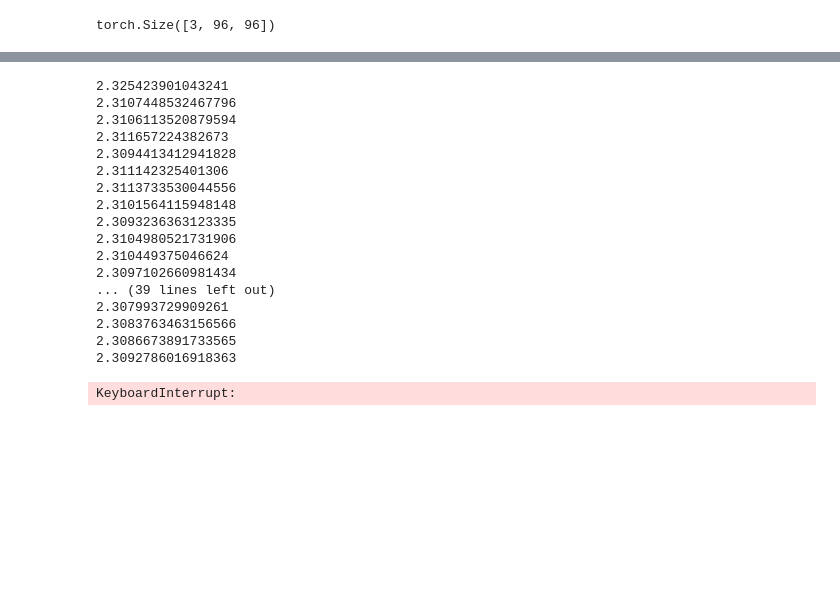
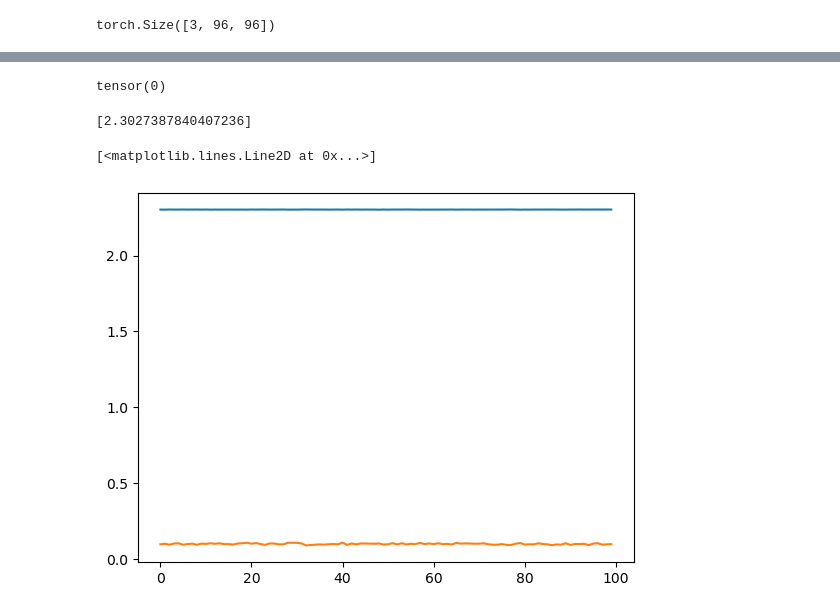
Before and after one commit to hykhhijk/PaperImplemenataion, a Jupyter notebook: ViT/ViT.ipynb, the cells around one changed output, grey strips where cells are left out. Saved outputs shown, nothing was run; the diff lists cells and outputs as text; code cells hidden in the pictures; blank space fills up the shorter version.

```diff
--- a/ViT/ViT.ipynb
+++ b/ViT/ViT.ipynb
@@ -141,7 +141,7 @@ class VisionTransformer(nn.Module):
 
         return x
 # %%
-model = VisionTransformer(batch_size=16, num_classes=10, dim=768, depth=12, heads=12, mlp_dim=256, output_dim=1000)
+model = VisionTransformer(batch_size=16, num_classes=10, dim=768, depth=12, heads=12, mlp_dim=3072, output_dim=1000)
 # %%
 x = torch.randn([16,3,224,224])    #(b,c,h,w)
 y = model(x)
@@ -226,5 +224,4 @@ std10_train[0][0].shape
 # %% [output]
 torch.Size([3, 96, 96])
 # %%
-model = VisionTransformer(batch_size=BATCH_SIZE, num_classes=10, dim=64, depth=8, heads=64, mlp_dim=256, output_dim=10, img_dim=[3,96,96], patch_dim=[3,24,24]).to(device)
-# model = model.to(device)
+model = VisionTransformer(batch_size=BATCH_SIZE, num_classes=10, dim=768, depth=12, heads=12, mlp_dim=3072, output_dim=10, img_dim=[3,96,96], patch_dim=[3,24,24]).to(device)
@@ -235,9 +230,20 @@ criterion = nn.CrossEntropyLoss()
+# %%
+epochs=100
+optimizer = optim.Adam(model.parameters(), lr=0.01)
+criterion = nn.CrossEntropyLoss()
+# %%
+torch.argmax(torch.tensor([0.5,0.2]))
+# %% [output]
+tensor(0)
 # %%
+all_losses = []
+all_accs = []
 for epoch in range(epochs):
     loss = 0
     loss_epoch = 0
     model.train()
     acc = 0.0
+    correct = 0
     for x, y in train_loader:
         x = x.to(device)
         y = y.to(device)
@@ -247,26 +253,23 @@ for epoch in range(epochs):
         loss = criterion(outputs, y)
         loss.backward()
         optimizer.step()
+        indices = torch.argmax(outputs, dim=1)
+        correct += (y==indices).sum().item()
 
         loss_epoch += loss.item()
     loss_epoch /= len(train_loader)
+    acc = correct / 4500
     print(loss_epoch)
+
+    all_losses.append(loss_epoch)
+    all_accs.append(acc)
-# %% [output]
-2.325423901043241
-2.3107448532467796
-2.3106113520879594
-2.311657224382673
-2.3094413412941828
-2.311142325401306
-2.3113733530044556
-2.3101564115948148
-2.3093236363123335
-2.3104980521731906
-2.310449375046624
-2.3097102660981434
-... (39 lines left out)
-2.307993729909261
-2.3083763463156566
-2.3086673891733565
-2.3092786016918363
-KeyboardInterrupt:
+# %%
+all_losses
+# %% [output]
+[2.3027387840407236]
+# %%
+plt.plot(all_losses)
+plt.plot(all_accs)
+# %% [output]
+[<matplotlib.lines.Line2D at 0x...>]
+[figure, added]
```
Also changed, not shown: parts of 6 cells of this notebook.
